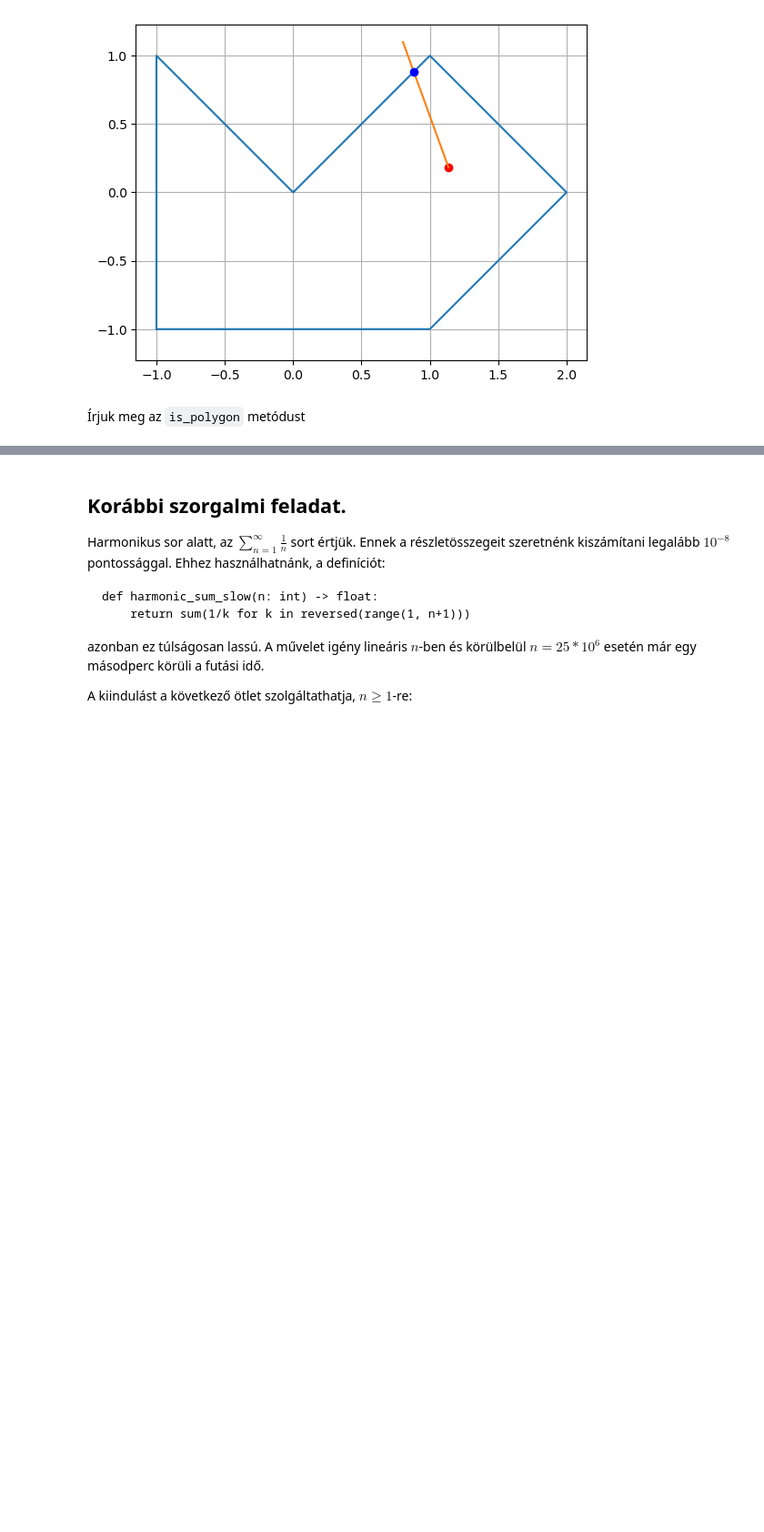
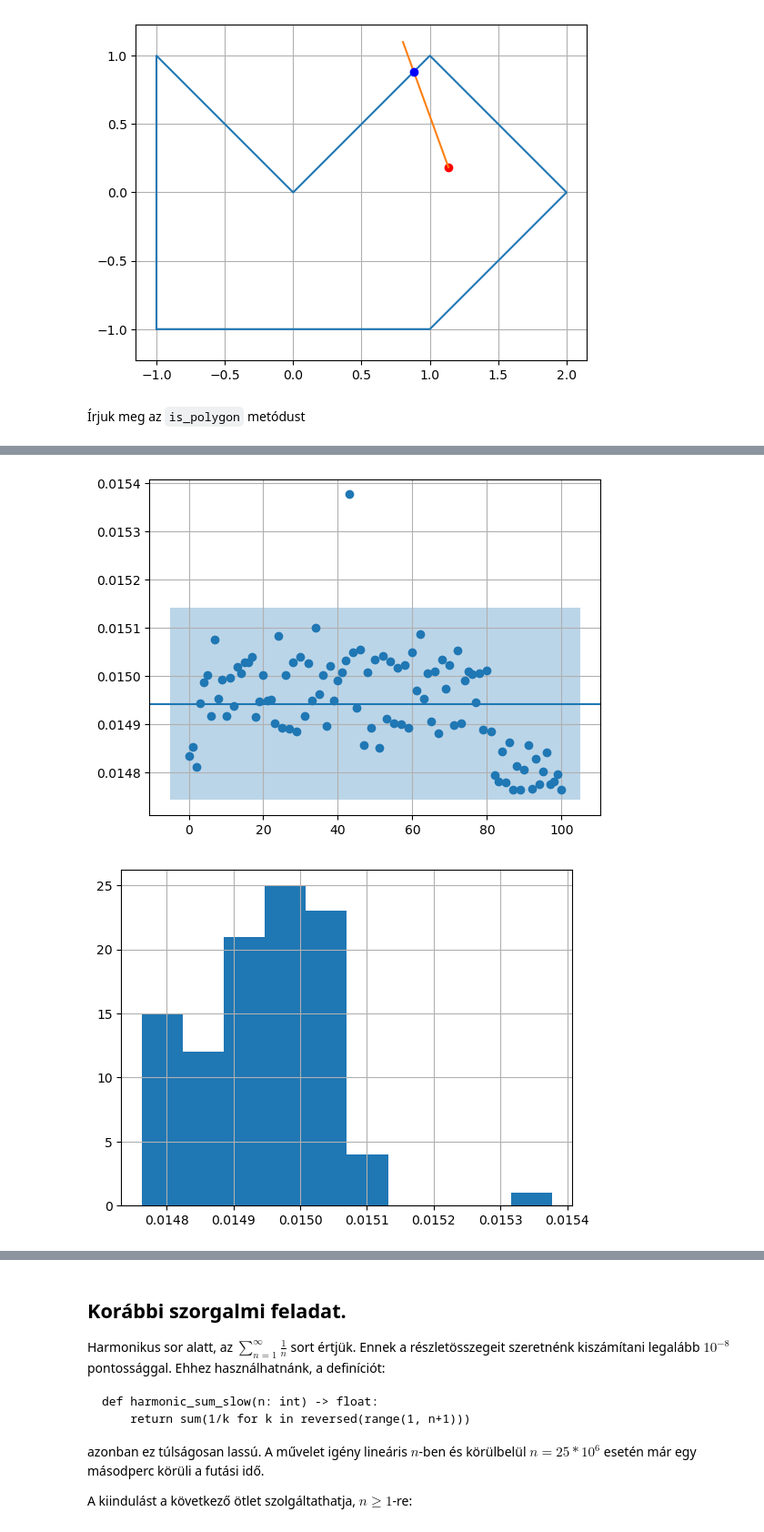
Before and after one commit to prokaj/elte-python, a Jupyter notebook: 11-gyakorlat.ipynb, the cells around one changed output, grey strips where cells are left out. Shown at 91% size. Saved outputs shown, nothing was run; the diff lists cells and outputs as text; code cells hidden in the pictures; blank space fills up the shorter version.

```diff
--- a/11-gyakorlat.ipynb
+++ b/11-gyakorlat.ipynb
@@ -208,0 +257,16 @@ is_inner=True, len(points)=1
+# %%
+k = 14
+plt.plot(time_data[k], 'o')
+plt.axhline(mu[k])
+
+plt.fill_between(x=plt.xlim(), y1=mu[k]-2*sigma[k], y2=mu[k]+2*sigma[k], alpha=0.3)
+#plt.axhline(mu[k]+2*sigma[14])
+#plt.axhline(mu[k]-2*sigma[14])
+plt.grid()
+plt.show()
+plt.hist(time_data[k])
+plt.grid()
+plt.show()
+# %% [output]
+[figure, added]
+[figure, added]
```
Also changed, not shown: parts of 17 cells of this notebook.
